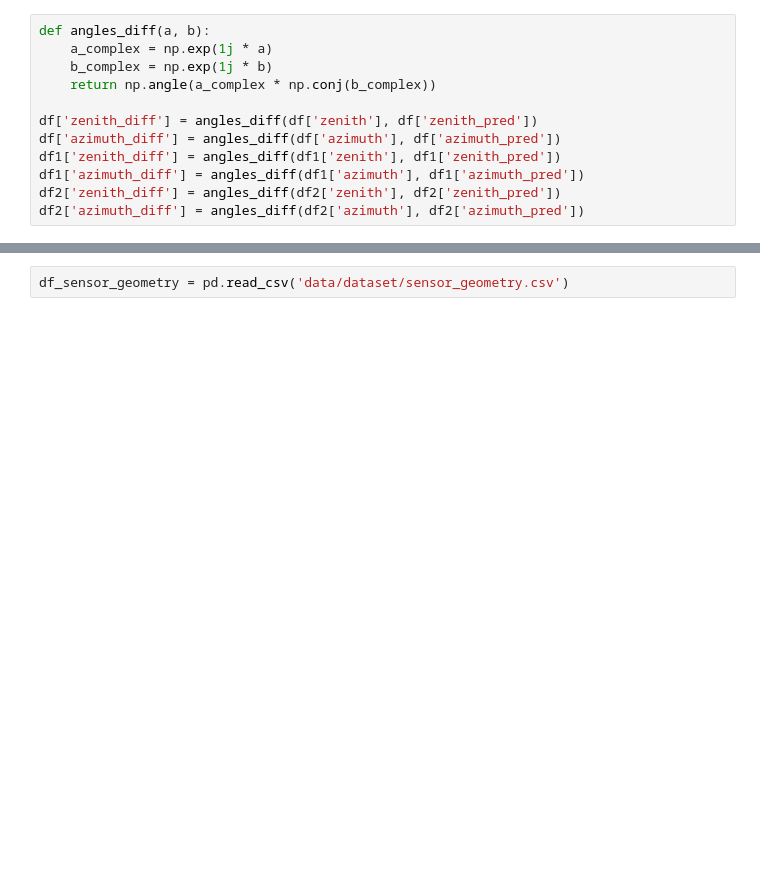
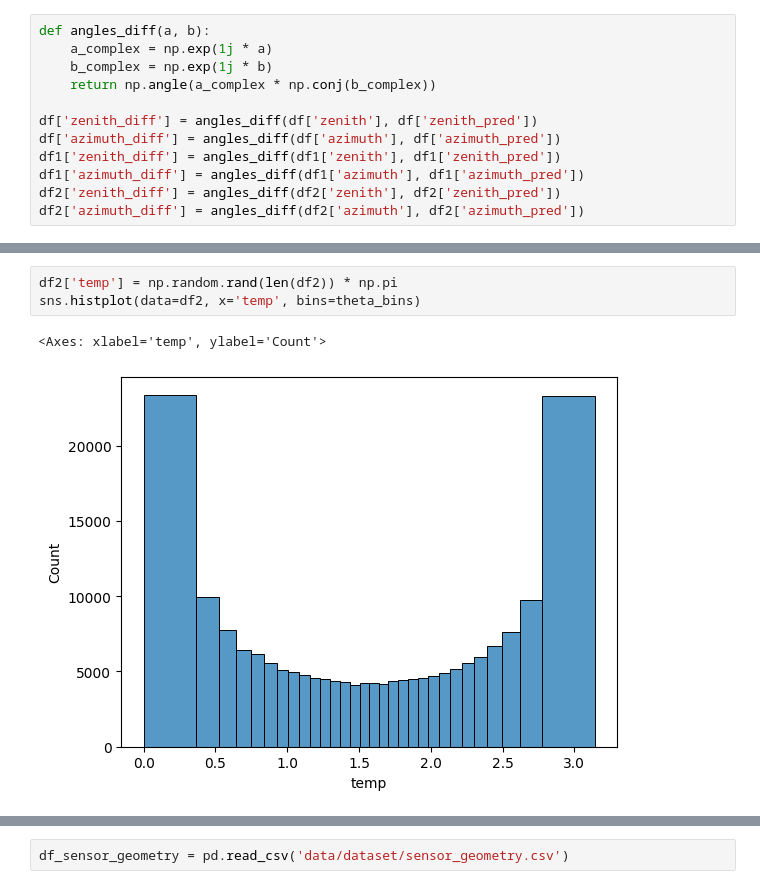
Before and after one commit to mkotyushev/icecube, a Jupyter notebook: inference.ipynb, the cells around one changed output, grey strips where cells are left out. Saved outputs shown, nothing was run; the diff lists cells and outputs as text; blank space fills up the shorter version.

```diff
--- a/inference.ipynb
+++ b/inference.ipynb
@@ -213,0 +328,6 @@ No artists with labels found to put in legend.  Note that artists whose label st
+# %%
+df2['temp'] = np.random.rand(len(df2)) * np.pi
+sns.histplot(data=df2, x='temp', bins=theta_bins)
+# %% [output]
+<Axes: xlabel='temp', ylabel='Count'>
+[figure, added]
```
Also changed, not shown: parts of 58 cells of this notebook, 2 other files.
